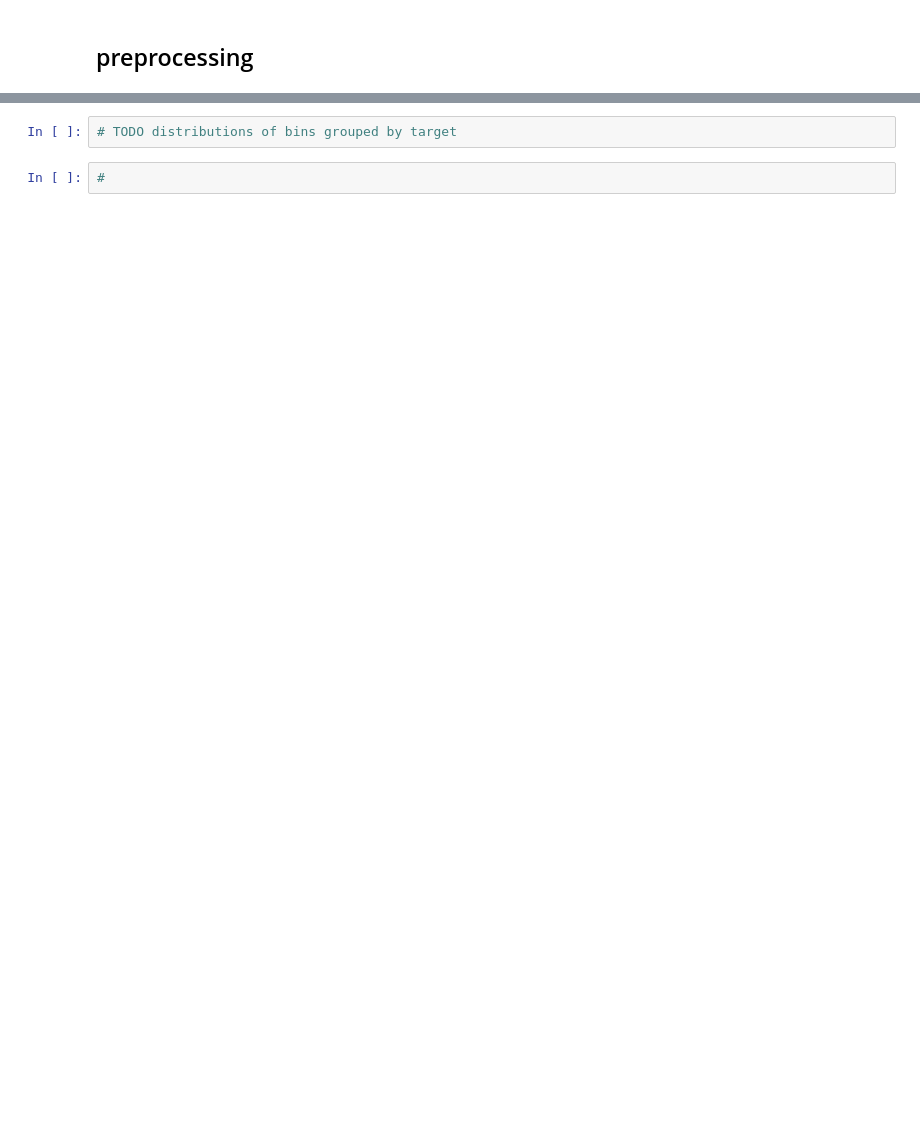
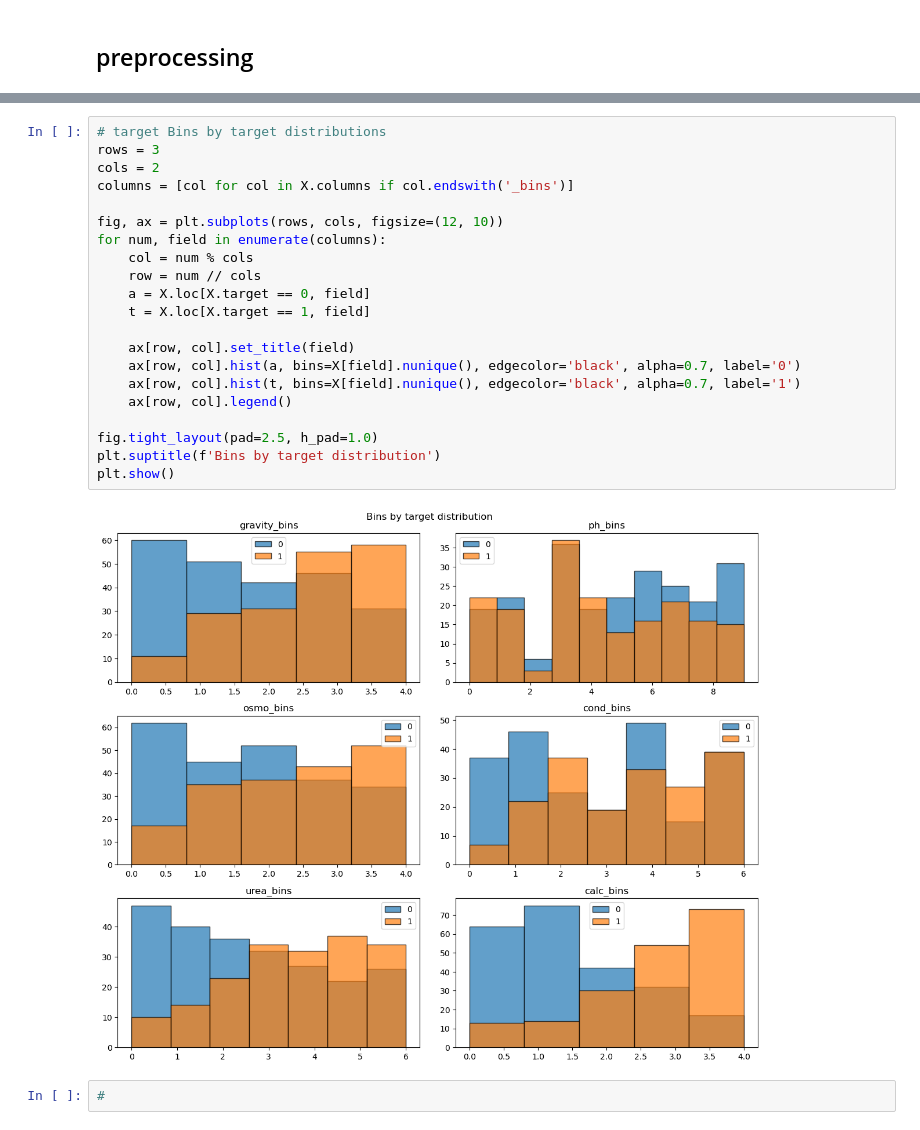
Before and after one commit to j2cry/playground, a Jupyter notebook: S3E12/overview.ipynb, the cells around one changed output, grey strips where cells are left out. Saved outputs shown, nothing was run; the diff lists cells and outputs as text; blank space fills up the shorter version.

```diff
--- a/S3E12/overview.ipynb
+++ b/S3E12/overview.ipynb
@@ -118,4 +119,25 @@ X.head()
-# %%
-# TODO distributions of bins grouped by target
+# %%
+# target Bins by target distributions
+rows = 3
+cols = 2
+columns = [col for col in X.columns if col.endswith('_bins')]
+
+fig, ax = plt.subplots(rows, cols, figsize=(12, 10))
+for num, field in enumerate(columns):
+    col = num % cols
+    row = num // cols
+    a = X.loc[X.target == 0, field]
+    t = X.loc[X.target == 1, field]
+
+    ax[row, col].set_title(field)
+    ax[row, col].hist(a, bins=X[field].nunique(), edgecolor='black', alpha=0.7, label='0')
+    ax[row, col].hist(t, bins=X[field].nunique(), edgecolor='black', alpha=0.7, label='1')
+    ax[row, col].legend()
+
+fig.tight_layout(pad=2.5, h_pad=1.0)
+plt.suptitle(f'Bins by target distribution')
+plt.show()
+# %% [output]
+[figure, added]
 # %%
 #
```
Also changed, not shown: parts of 2 cells of this notebook, 3 other files.
